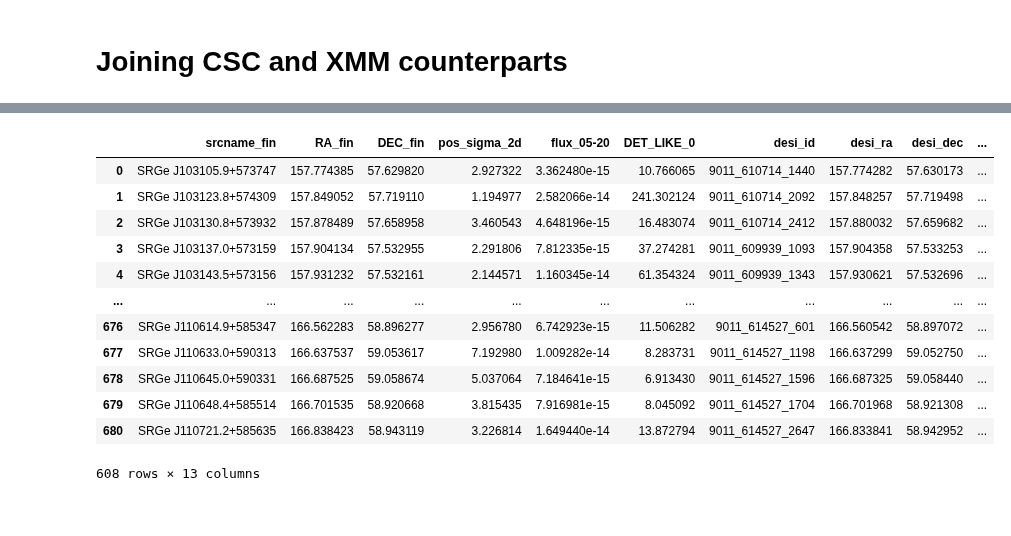
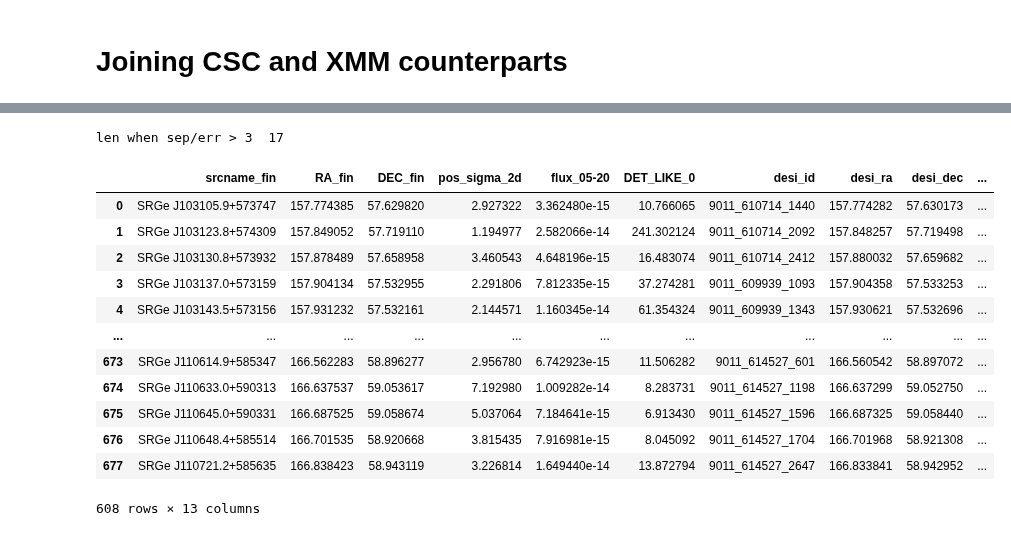
Before and after one commit to SergeiDBykov/lockman_hole, a Jupyter notebook: 2_desi-validation-catalog/1_validation-counterparts.ipynb, the cells around one changed output, grey strips where cells are left out. Drawn from its saved outputs; the diff is of its cells as text; code cells hidden in the pictures.

```diff
--- a/2_desi-validation-catalog/1_validation-counterparts.ipynb
+++ b/2_desi-validation-catalog/1_validation-counterparts.ipynb
@@ -445,0 +178,3 @@ cross-matches: only one desi within r_false and it is unique 417
+# %%
+xmm_df = pd.read_pickle(data_path+'xmm_all_lh.pkl')
+xmm_df.sample(5)
@@ -445,0 +217,3 @@ cross-matches: only one desi within r_false and it is unique 417
+# %%
+xmm_desi_all = cross_match_data_frames(ero_xmm, desi, colname_ra1 = 'xmm_sc_ra',colname_dec1 = 'xmm_sc_dec' , colname_ra2 = 'ra', colname_dec2=  'dec', match_radius = 15, df_prefix = 'desi')
+xmm_desi_all
@@ -445,0 +238,18 @@ cross-matches: only one desi within r_false and it is unique 417
+# %%
+xmm_desi = xmm_desi_all.query("desi_sep<=1.1*xmm_r_98") #of you want only sep < r_false and the only one, replace 1.1*xmm_r_98 with @r_false
+#desi within 1.1*xmm_r_98 and the only one
+group = xmm_desi.groupby('xmm_srcid')['desi_desi_id'].count()
+single_idxes = group[group == 1].index
+xmm_desi = xmm_desi[xmm_desi['xmm_srcid'].isin(single_idxes)]
+
+
+#xmm_desi = xmm_desi_all.query("desi_sep<=@r_false")
+xmm_desi = xmm_desi.query("desi_sep<=@r_false")
+
+print('cross-matches: only one desi within r_false and it is unique', xmm_desi.shape[0])
+
+
+
+xmm_desi['xmm_ero_flux_ratio'] = xmm_desi['xmm_flux_05_2'] / xmm_desi['flux_05-20']
+
+xmm_desi.sample(5)
@@ -446,9 +264,9 @@ cross-matches: only one desi within r_false and it is unique 417
 # %% [markdown]
 # Joining CSC and XMM counterparts
 # %%
-csc_ctps = csc_desi[['srcname_fin', 'RA_fin','DEC_fin', 'DET_LIKE_0', 'pos_r98', 'pos_sigma_2d', 'flux_05-20', 'csc_sep', 'csc_name',   'csc_ra', 'csc_dec', 'csc_flux_csc_05_2', 'csc_r_98_csc', 'desi_sep', 'desi_desi_id',  'desi_ra', 'desi_dec', 'csc_ero_flux_ratio']]
+csc_ctps = csc_desi[['srcname_fin', 'RA_fin','DEC_fin', 'DET_LIKE_0', 'pos_r98', 'pos_sigma_2d', 'flux_05-20', 'csc_sep', 'csc_name',   'csc_ra', 'csc_dec', 'csc_flux_05_2', 'csc_r_98', 'desi_sep', 'desi_desi_id',  'desi_ra', 'desi_dec', 'csc_ero_flux_ratio']]
 
-xmm_ctps = xmm_desi[['srcname_fin', 'RA_fin','DEC_fin', 'DET_LIKE_0', 'pos_r98', 'pos_sigma_2d', 'flux_05-20', 'Separation','SRCID', 'SC_RA','SC_DEC', 'xmm_pos_r98', 'desi_sep', 'desi_desi_id',  'desi_ra', 'desi_dec', 'xmm_ero_flux_ratio']]
+xmm_ctps = xmm_desi[['srcname_fin', 'RA_fin','DEC_fin', 'DET_LIKE_0', 'pos_r98', 'pos_sigma_2d', 'flux_05-20', 'xmm_sep', 'xmm_srcid',   'xmm_sc_ra', 'xmm_sc_dec', 'xmm_flux_05_2', 'xmm_r_98', 'desi_sep', 'desi_desi_id',  'desi_ra', 'desi_dec', 'xmm_ero_flux_ratio']]
 
 csc_ctps.rename(columns = {'desi_desi_id':'desi_id'}, inplace = True)
 xmm_ctps.rename(columns = {'desi_desi_id':'desi_id'}, inplace = True)
@@ -489,47 +307,45 @@ final_ctps.reset_index(drop=True, inplace=True)
 
 
 n_ctps = final_ctps.groupby('srcname_fin')['x_ray_det'].transform(lambda x: len(x.unique()))
 final_ctps['n_x_ray_det'] = n_ctps
 
 n_desi_ctps = final_ctps.groupby('srcname_fin')['desi_id'].transform(lambda x: len(x.unique()))
 final_ctps['n_desi_ctps'] = n_desi_ctps
 
 
 final_ctps = final_ctps.query('( n_x_ray_det == 1 ) | ( n_x_ray_det==2 & n_desi_ctps == 1 )')
 ## final_ctps.query('( n_x_ray_det == 1 ) | ( n_x_ray_det==2 & n_desi_ctps == 1 )') - opposite of this
 
 
 final_ctps.drop_duplicates(subset=['srcname_fin', 'desi_id'], inplace=True)
 
 
 final_ctps = add_separation_columns(final_ctps, colname_ra1 = 'RA_fin', colname_dec1 = 'DEC_fin', colname_ra2 = 'desi_ra', colname_dec2 = 'desi_dec', colname = 'sep_ero_desi')
 
-final_ctps_cut = final_ctps
 
 
 # #save final_ctps_csv to csv
-final_ctps_csv = final_ctps_cut[['srcname_fin', 'desi_id']]
-final_ctps_csv.rename(columns={'srcname_fin':'ID'}, inplace=True)
-final_ctps_csv.rename(columns={'desi_id':'desi_id_true_ctp'}, inplace=True)
-final_ctps_csv.ID = final_ctps_csv.ID.str.encode('utf-8')
-final_ctps_csv.desi_id_true_ctp = final_ctps_csv.desi_id_true_ctp.str.encode('utf-8')
-final_ctps_csv.to_pickle(data_path+'validation_ctps_ero_desi_lh_no_hostless.pkl')
+final_ctps_csv = final_ctps[['srcname_fin', 'desi_id']]
+final_ctps_csv.rename(columns={'desi_id':'desi_id_true'}, inplace=True)
+final_ctps_csv.to_csv(data_path+'validation_ctps_ero_desi_lh_no_hostless.csv', index=False)
+print('len when sep/err > 3 ', final_ctps.query('sep_ero_desi/pos_sigma_2d>3').shape[0])
 
-final_ctps_cut
+final_ctps
 # %% [output]
+len when sep/err > 3  17
 |  | srcname_fin | RA_fin | DEC_fin | pos_sigma_2d | flux_05-20 | DET_LIKE_0 | desi_id | desi_ra | desi_dec | ... |
 | 0 | SRGe J103105.9+573747 | 157.774385 | 57.629820 | 2.927322 | 3.362480e-15 | 10.766065 | 9011_610714_1440 | 157.774282 | 57.630173 | ... |
 | 1 | SRGe J103123.8+574309 | 157.849052 | 57.719110 | 1.194977 | 2.582066e-14 | 241.302124 | 9011_610714_2092 | 157.848257 | 57.719498 | ... |
 | 2 | SRGe J103130.8+573932 | 157.878489 | 57.658958 | 3.460543 | 4.648196e-15 | 16.483074 | 9011_610714_2412 | 157.880032 | 57.659682 | ... |
 | 3 | SRGe J103137.0+573159 | 157.904134 | 57.532955 | 2.291806 | 7.812335e-15 | 37.274281 | 9011_609939_1093 | 157.904358 | 57.533253 | ... |
 | 4 | SRGe J103143.5+573156 | 157.931232 | 57.532161 | 2.144571 | 1.160345e-14 | 61.354324 | 9011_609939_1343 | 157.930621 | 57.532696 | ... |
 | ... | ... | ... | ... | ... | ... | ... | ... | ... | ... | ... |
-| 676 | SRGe J110614.9+585347 | 166.562283 | 58.896277 | 2.956780 | 6.742923e-15 | 11.506282 | 9011_614527_601 | 166.560542 | 58.897072 | ... |
-| 677 | SRGe J110633.0+590313 | 166.637537 | 59.053617 | 7.192980 | 1.009282e-14 | 8.283731 | 9011_614527_1198 | 166.637299 | 59.052750 | ... |
-| 678 | SRGe J110645.0+590331 | 166.687525 | 59.058674 | 5.037064 | 7.184641e-15 | 6.913430 | 9011_614527_1596 | 166.687325 | 59.058440 | ... |
-| 679 | SRGe J110648.4+585514 | 166.701535 | 58.920668 | 3.815435 | 7.916981e-15 | 8.045092 | 9011_614527_1704 | 166.701968 | 58.921308 | ... |
-| 680 | SRGe J110721.2+585635 | 166.838423 | 58.943119 | 3.226814 | 1.649440e-14 | 13.872794 | 9011_614527_2647 | 166.833841 | 58.942952 | ... |
+| 673 | SRGe J110614.9+585347 | 166.562283 | 58.896277 | 2.956780 | 6.742923e-15 | 11.506282 | 9011_614527_601 | 166.560542 | 58.897072 | ... |
+| 674 | SRGe J110633.0+590313 | 166.637537 | 59.053617 | 7.192980 | 1.009282e-14 | 8.283731 | 9011_614527_1198 | 166.637299 | 59.052750 | ... |
+| 675 | SRGe J110645.0+590331 | 166.687525 | 59.058674 | 5.037064 | 7.184641e-15 | 6.913430 | 9011_614527_1596 | 166.687325 | 59.058440 | ... |
+| 676 | SRGe J110648.4+585514 | 166.701535 | 58.920668 | 3.815435 | 7.916981e-15 | 8.045092 | 9011_614527_1704 | 166.701968 | 58.921308 | ... |
+| 677 | SRGe J110721.2+585635 | 166.838423 | 58.943119 | 3.226814 | 1.649440e-14 | 13.872794 | 9011_614527_2647 | 166.833841 | 58.942952 | ... |
-608 rows × 13 columns
+608 rows × 13 columns
 # %%
 from scripts.cross_match_scripts import rayleigh_plot
 rayleigh_plot(final_ctps, sep_col='sep_ero_desi', pos_err_col = 'pos_sigma_2d', plotlabel='eROSITA x Chandra CSC + XMM')
```
Also changed, not shown: parts of 29 cells of this notebook, 21 other files.
